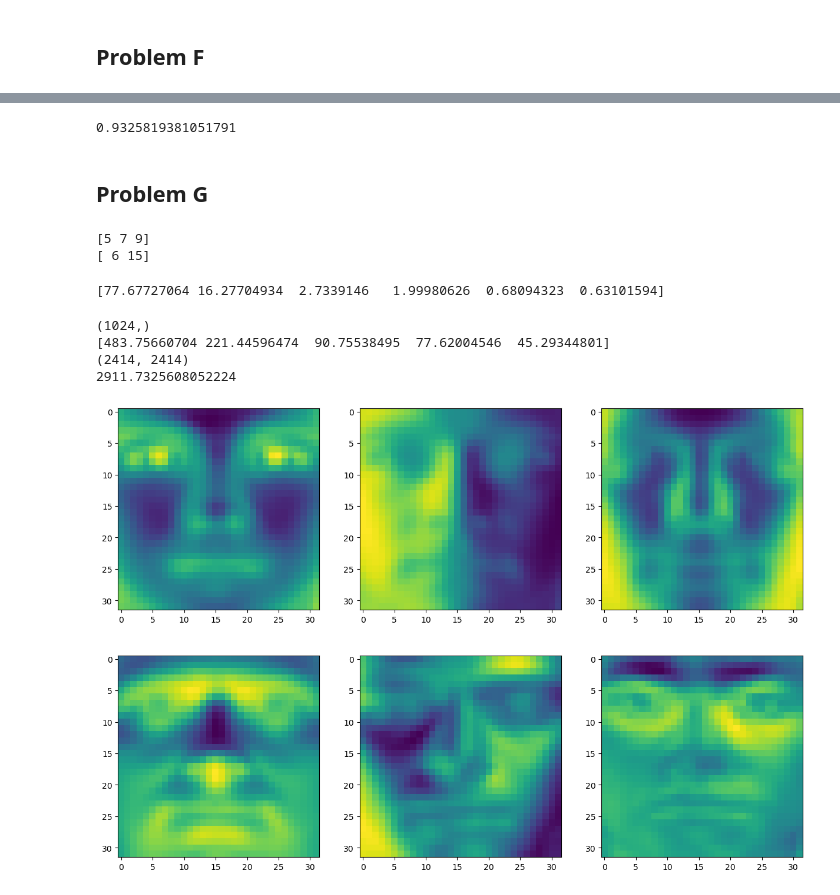
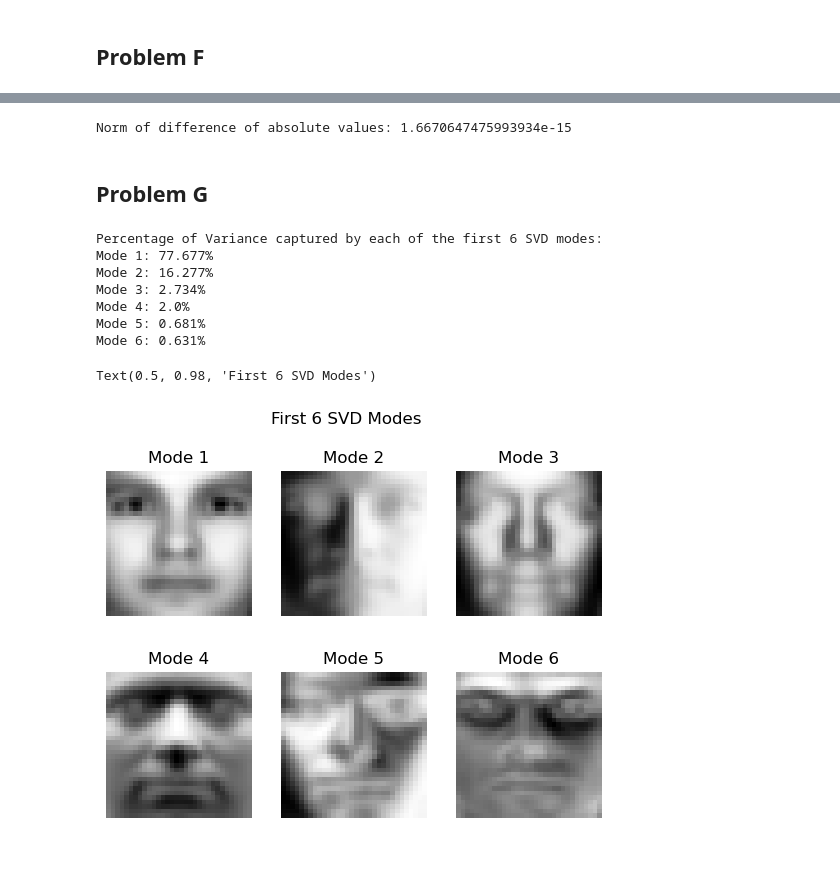
Before and after one commit to tingjones/ee399_hw2, a Jupyter notebook: HW2_TJ.ipynb, the cells around one changed output, grey strips where cells are left out. Saved outputs shown, nothing was run; the diff lists cells and outputs as text; code cells hidden in the pictures; blank space fills up the shorter version.

```diff
--- a/HW2_TJ.ipynb
+++ b/HW2_TJ.ipynb
@@ -146,7 +199,7 @@ print(vec, vec.shape)
 # %%
 # U are eigenvectors of AA^H, V are eigenvectors of A^H A
 # S = np.diag(s), eigenvalues are s**2
-u, s, v= np.linalg.svd(X)
+u, s, vh = np.linalg.svd(X)
 dir = u[:, :6]
 print(dir, dir.shape)
 # %% [output]
@@ -172,0 +215,12 @@ print(u1)
+# %%
+v1 = np.real(v[:, 0]) # all elements have +0j
+u1 = dir[:, 0]
+print("v1 from D:\n", v1)
+print("u1 from E:\n", u1)
+
+# match format with decimal places for better viewing
+
+for i in range(10, 16):
+    v1_comp = np.round(v1, i)
+    u1_comp = np.round(u1, i)
+    print("Elements match to the ", i, "th place? ", np.all(v1_comp == u1_comp), sep="")
@@ -173,42 +240,38 @@ print(u1)
 # %%
 norm = np.linalg.norm(np.abs(v1) - np.abs(u1))
-print(norm)
+print("Norm of difference of absolute values:", norm)
 # %% [output]
-0.9325819381051791
+Norm of difference of absolute values: 1.6670647475993934e-15
 # %% [markdown]
 ## Problem G
-# %%
-test = np.array([[1,2,3], [4,5,6]])
-print(np.sum(test, 0))
-
-print(np.sum(test, 1))
-# %% [output]
-[5 7 9]
-[ 6 15]
 # %%
 # proportion of the variation is the eigenvalue divided by the sum of the eigenvalues
-# eigenvalues are found with s**2
+# eigenvalues are found with s**2, the diagonal values of the matrix, S
+# the variance of the data along an eigenvector is the eigenvalue corresponding to that eigenvector
+var = s[:6] ** 2
+prop_var = var/np.sum(var) * 100
+print("Percentage of Variance captured by each of the first 6 SVD modes:")
 
-eigval = np.square(s[:6])
-prop_var = eigval/np.sum(eigval) * 100
-print(prop_var)
+for i in range(6):
+    print("Mode ", i+1, ": ", round(prop_var[i], 3), "%", sep="")
 # %% [output]
-[77.67727064 16.27704934  2.7339146   1.99980626  0.68094323  0.63101594]
+Percentage of Variance captured by each of the first 6 SVD modes:
+Mode 1: 77.677%
+Mode 2: 16.277%
+Mode 3: 2.734%
+Mode 4: 2.0%
+Mode 5: 0.681%
+Mode 6: 0.631%
 # %%
-# plot first 6
-fig = plt.figure(figsize=(15, 10))
-for k in range(6):
-    mode = dir[:, k].reshape((32, 32), order='F').T
-    ax = fig.add_subplot(2, 3, k+1)
-    ax.imshow(mode)
-
-print(s.shape)
-print(s[0:5])
-print(v.shape)
-print(np.sum(s))
+# plot first 6 SVD modes
+fig = plt.figure()
+for i in range(6):
+    mode = dir[:, i].reshape((32, 32), order='F').T
+    ax = fig.add_subplot(2, 3, i+1)
+    ax.imshow(mode, cmap="Greys")
+    plt.title("Mode " + str(i+1))
+    plt.axis('off')
+fig.suptitle("First 6 SVD Modes")
 # %% [output]
-(1024,)
-[483.75660704 221.44596474  90.75538495  77.62004546  45.29344801]
-(2414, 2414)
-2911.7325608052224
+Text(0.5, 0.98, 'First 6 SVD Modes')
-[figure, old version]
+[figure, new version]
```
Also changed, not shown: parts of 14 cells of this notebook, 1 other file.
